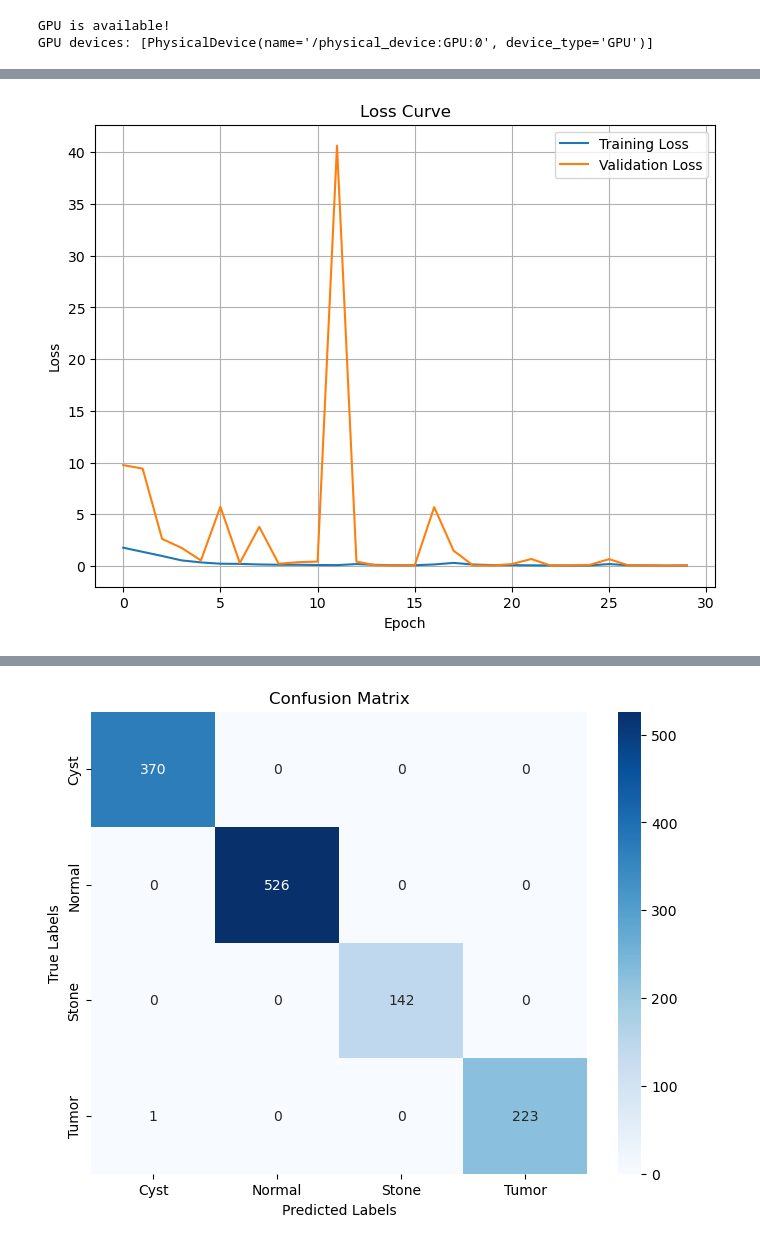
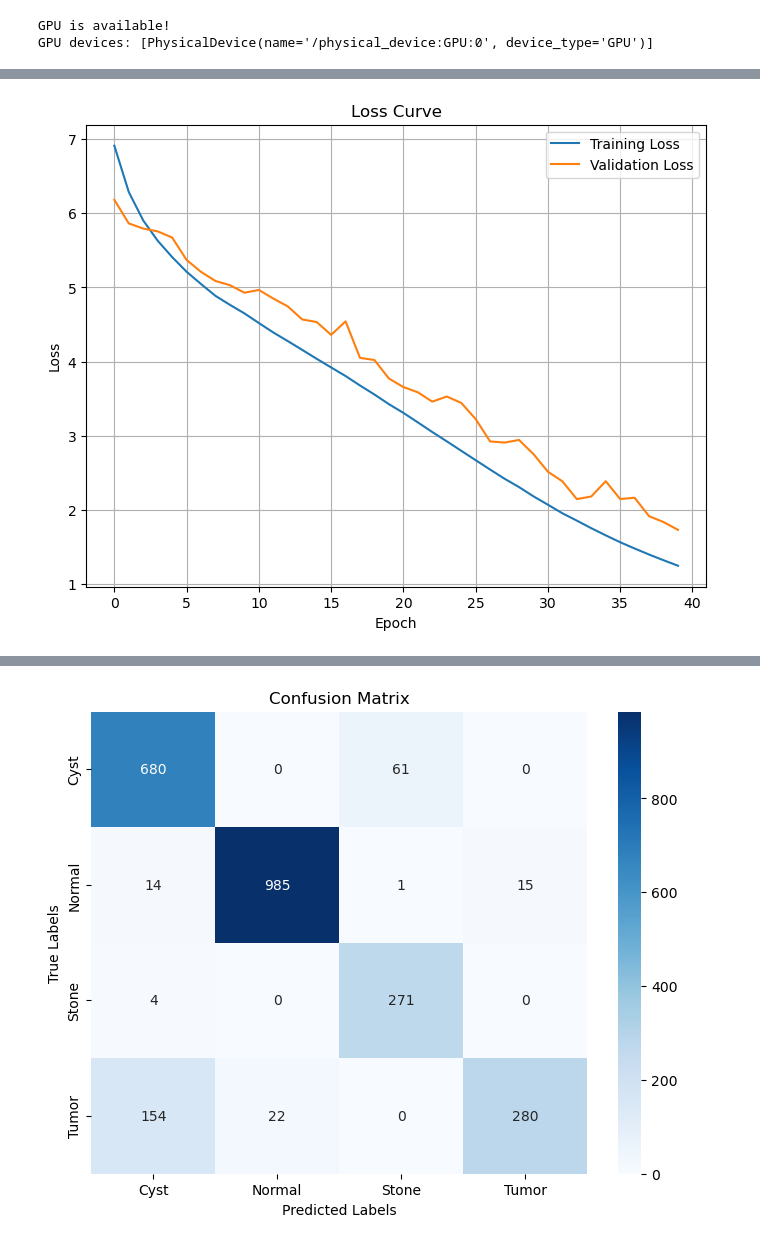
Before and after one commit to ShulimanHossain/CT-Based-Multiclass-Kidney-Disease-Classification-Using-Convolutional-Neural-Networks, a Jupyter notebook: vgg16_model.ipynb, the cells around one changed output, grey strips where cells are left out. Drawn from its saved outputs; the diff is of its cells as text; code cells hidden in the pictures.

```diff
--- a/vgg16_model.ipynb
+++ b/vgg16_model.ipynb
@@ -37,11 +35,9 @@ GPU devices: [PhysicalDevice(name='/physical_device:GPU:0', device_type='GPU')]
 IMG_SIZE = 224
 BATCH_SIZE = 32
 NUM_CLASSES = 4
-EPOCHS = 30
+EPOCHS = 40
 DATASET_PATH = "CT-KIDNEY-DATASET-Normal-Cyst-Tumor-Stone"
-test_path= "split_dataset/test"
-train_path= "split_dataset/train"
-val_path= "split_dataset/val"
+
 SEED=42
 np.random.seed(SEED)
 tf.random.set_seed(SEED)
@@ -49,6 +45,7 @@ tf.random.set_seed(SEED)
 
 datagen = ImageDataGenerator(
     preprocessing_function=preprocess_input,
+    validation_split=0.2,
     rotation_range=15,
     width_shift_range=0.1,
     height_shift_range=0.1,
@@ -62,33 +59,29 @@ datagen = ImageDataGenerator(
 
 val_datagen = ImageDataGenerator(
     preprocessing_function=preprocess_input,
+    validation_split=0.2
 )
 
 train_generator = datagen.flow_from_directory(
-    train_path,
+    DATASET_PATH,
     target_size=(IMG_SIZE, IMG_SIZE),
     batch_size=BATCH_SIZE,
     class_mode='categorical',
+    subset='training',
     shuffle=True,
     seed=SEED
 )
 
 val_generator = val_datagen.flow_from_directory(
-    val_path,
+    DATASET_PATH,
     target_size=(IMG_SIZE, IMG_SIZE),
     batch_size=BATCH_SIZE,
     class_mode='categorical',
+    subset='validation',
     shuffle=False,
     seed=SEED
 )
 
-test_generator = val_datagen.flow_from_directory(
-    test_path,
-    target_size=(IMG_SIZE, IMG_SIZE),
-    batch_size=BATCH_SIZE,
-    class_mode='categorical',
-    shuffle=False
-)
 y_train = train_generator.classes
 
 weights = class_weight.compute_class_weight(
@@ -107,25 +100,25 @@ base_model = VGG16(
 )
 
 base_model.trainable = False
-for layer in base_model.layers[-8:]:
+for layer in base_model.layers[-6:]:
     layer.trainable = True
 
 x = base_model.output
 x = GlobalAveragePooling2D()(x)
 
-x = Dense(256, activation='relu',kernel_regularizer=l2(0.0001))(x)
+x = Dense(256, activation='relu',kernel_regularizer=l2(0.01))(x)
+x = BatchNormalization()(x)
+x = Dropout(0.6)(x)
+x = Dense(128, activation='relu',kernel_regularizer=l2(0.01))(x)
 x = BatchNormalization()(x)
 x = Dropout(0.5)(x)
-x = Dense(128, activation='relu',kernel_regularizer=l2(0.0001))(x)
-x = BatchNormalization()(x)
-x = Dropout(0.4)(x)
 outputs = Dense(NUM_CLASSES, activation='softmax')(x)
 
 model = Model(inputs=base_model.input, outputs=outputs)
 
 
 model.compile(
-    optimizer=Adam(learning_rate=1e-4),
+    optimizer=Adam(learning_rate=1e-5),
     loss='categorical_crossentropy',
     metrics=['accuracy']
 )
@@ -141,7 +134,6 @@ history = model.fit(
     epochs=EPOCHS,
     class_weight=class_weights,
     callbacks=callbacks
-
 )
 
 plt.figure(figsize=(8,6))
@@ -157,13 +149,13 @@ plt.show()
 training_time = time.time() - start_train_time
 
 start_test_time = time.time()
-test_generator.reset()
-y_pred_prob = model.predict(test_generator)
+val_generator.reset()
+y_pred_prob = model.predict(val_generator)
 y_pred_classes = np.argmax(y_pred_prob, axis=1)
-y_true = test_generator.classes
+y_true = val_generator.classes
 
 testing_time = time.time() - start_test_time
-class_names = list(test_generator.class_indices.keys())
+class_names = list(val_generator.class_indices.keys())
 cm = confusion_matrix(y_true, y_pred_classes)
 plt.figure(figsize=(8,6))
 sns.heatmap(cm, annot=True, fmt='d', cmap='Blues', xticklabels=class_names, yticklabels=class_names)
@@ -172,7 +164,7 @@ plt.ylabel('True Labels')
 plt.title('Confusion Matrix')
 plt.show()
 
-class_report = classification_report(y_true, y_pred_classes, target_names=list(test_generator.class_indices.keys()))
+class_report = classification_report(y_true, y_pred_classes, target_names=list(val_generator.class_indices.keys()))
 accuracy = np.sum(y_pred_classes == y_true) / len(y_true)
 print(f"Training Time: {training_time:.2f} seconds")
 print(f"Testing Time: {testing_time:.2f} seconds")
@@ -180,16 +172,15 @@ print("Confusion Matrix:\n", cm)
 print("Classification Report:\n", class_report)
 print(f"Overall Accuracy: {accuracy:.4f}")
 class_accuracy = cm.diagonal() / cm.sum(axis=1)
-for i, class_name in enumerate(test_generator.class_indices.keys()):
+for i, class_name in enumerate(val_generator.class_indices.keys()):
     print(f"Accuracy for class '{class_name}': {class_accuracy[i]:.4f}")
 y_true_onehot = to_categorical(y_true, num_classes=NUM_CLASSES)
 
 plt.figure(figsize=(8, 6))
-for i, class_name in enumerate(test_generator.class_indices.keys()):
+for i, class_name in enumerate(val_generator.class_indices.keys()):
     fpr, tpr, _ = roc_curve(y_true_onehot[:, i], y_pred_prob[:, i])
     roc_auc = auc(fpr, tpr)
     plt.plot(fpr, tpr, label=f"{class_name} (AUC = {roc_auc:.2f})")
-
 plt.plot([0, 1], [0, 1], 'k--')
 plt.title("ROC Curve")
 plt.xlabel("False Positive Rate")
@@ -197,7 +188,9 @@ plt.ylabel("True Positive Rate")
 plt.legend(loc="lower right")
 plt.show()
 
+
 accuracy = np.sum(y_pred_classes == y_true) / len(y_true)
+
 
 precision = precision_score(y_true, y_pred_classes, average='macro')
 recall = recall_score(y_true, y_pred_classes, average='macro')
@@ -228 +221 @@ Epoch 30/30
-[figure, old version]
+[figure, new version]
@@ -230 +223 @@ Epoch 30/30
-[figure, old version]
+[figure, new version]
```
Also changed, not shown: parts of 3 cells of this notebook.
